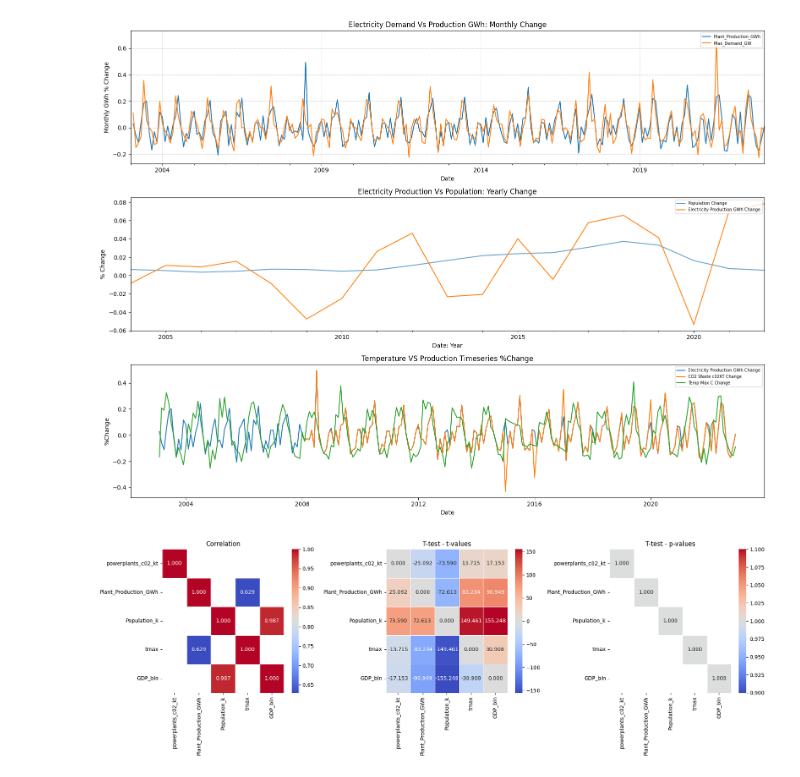
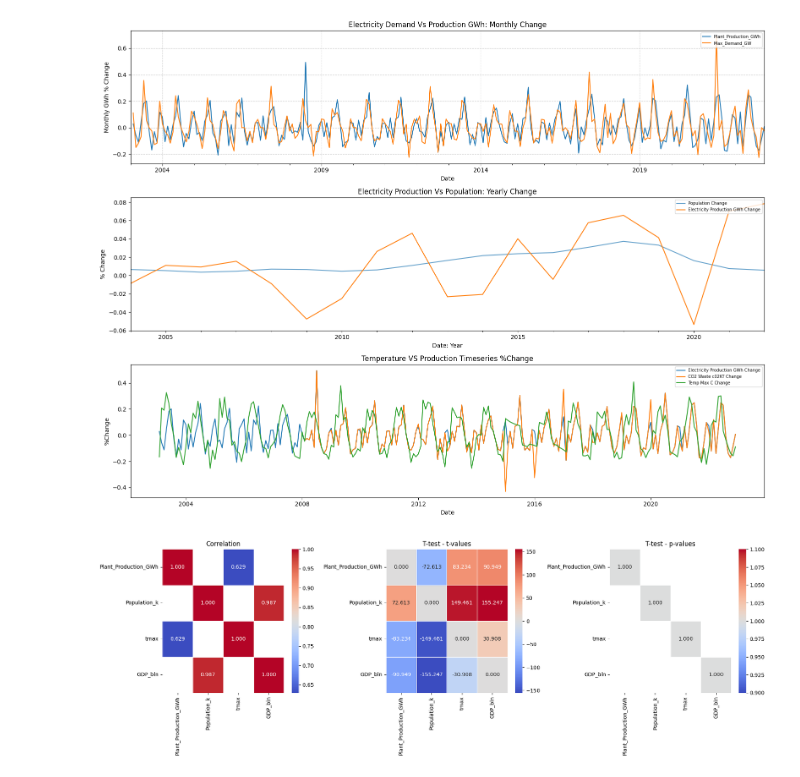
Before and after one commit to ATECO-malta/applied_ml_assignment, a Jupyter notebook: data_analysis.ipynb, the cells around one changed output. Drawn from its saved outputs; the diff is of its cells as text; code cells hidden in the pictures.

```diff
--- a/data_analysis.ipynb
+++ b/data_analysis.ipynb
@@ -249,13 +249,7 @@ gdp_df = gdp_df.resample("MS").mean()
 gdp_df = gdp_df[(gdp_df.index >= START_DATE) & (gdp_df.index <= END_DATE)]
 
 all_data_df = pd.concat([all_data_df, gdp_df], axis=1, ignore_index=False)
-all_data_df["GDP_bln"] = (
-    # We cannot have 1/2 a person!
-    all_data_df["GDP_bln"]
-    .interpolate()
-    .ffill()
-    .bfill()
-)
+all_data_df["GDP_bln"] = round(all_data_df["GDP_bln"], 2).interpolate().ffill().bfill()
 
 all_data_df.tail(3)
 # %% [output]
@@ -283,11 +277,7 @@ pop_df.index = pop_df.index.to_period("M").to_timestamp("M") + pd.DateOffset(day
 # Population is missing the last months from the resample.
 all_data_df = pd.concat([all_data_df, pop_df], axis=1, ignore_index=False)
 all_data_df["Population_k"] = (
-    # We cannot have 1/2 a person!
-    all_data_df["Population_k"]
-    .interpolate()
-    .ffill()
-    .bfill()
+    round(all_data_df["Population_k"], 2).interpolate().ffill().bfill()
 )
 
 all_data_df.tail(3)
@@ -397,7 +387,6 @@ from scipy.stats import ttest_ind
 CR_THRESHOLD = 0.6
 P_THRESHOLD = 0.05
 features = [
-    "powerplants_c02_kt",
     "Plant_Production_GWh",
     "Population_k",
     "tmax",
@@ -423,34 +412,34 @@ plt.figure(figsize=(18, 6))
 plt.subplot(1, 3, 1)
 sns.heatmap(
     corr_matrix,
     annot=True,
     cmap="coolwarm",
     fmt=".3f",
     linewidths=0.5,
     mask=(np.abs(corr_matrix) <= CR_THRESHOLD),
 )
 plt.title("Correlation")
 
 plt.subplot(1, 3, 2)
 sns.heatmap(t_value_df, annot=True, cmap="coolwarm", fmt=".3f", linewidths=0.5)
 plt.title("T-test - t-values")
 
 plt.subplot(1, 3, 3)
 sns.heatmap(
     p_value_df,
     annot=True,
     cmap="coolwarm",
     fmt=".3f",
     linewidths=0.5,
     mask=(p_value_df <= P_THRESHOLD),
 )
 # Need to see if there is actual stats significance in the data changes.
 plt.title("T-test - p-values")
 
 plt.tight_layout()
 plt.show()
 # %% [output]
-[figure, old version]
+[figure, new version]
 # %%
 # this is a time series. No randm sampling for splits.
 all_data_df.sort_index(inplace=True)
```
Also changed, not shown: parts of 1 cell of this notebook, 3 other files.
